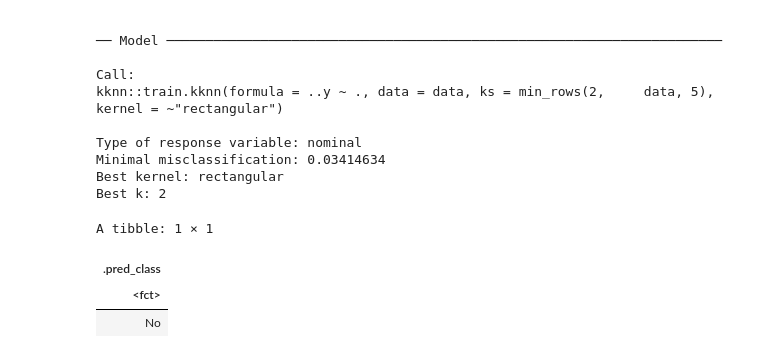
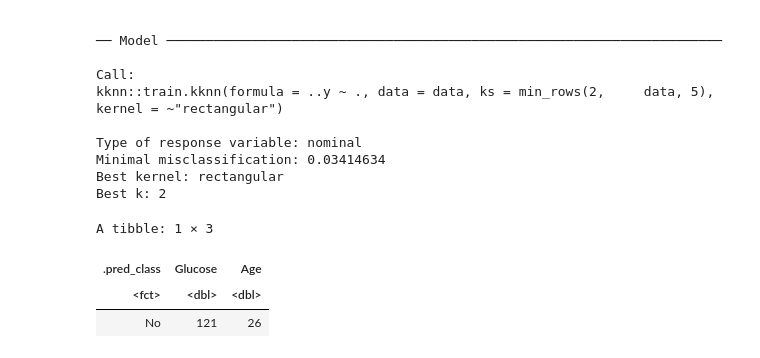
Before and after one commit to nityag11/DSCI-100-group17-project, a Jupyter notebook: Projectv2.ipynb, the cells around one changed output. Cells and saved outputs as stored; diff of their text form; code cells hidden in the pictures.

Commit message:
Adding bind_cols function

```diff
--- a/Projectv2.ipynb
+++ b/Projectv2.ipynb
@@ -390,10 +390,10 @@ Best k: 2
 # %%
 # Make new tibble
 new_diabetes_outcome <- tibble(Glucose = 121, Age = 26)
-diabetes_predicted <- predict(diabetes_outcome_fit, new_diabetes_outcome)
+diabetes_predicted <- predict(diabetes_outcome_fit, new_diabetes_outcome) |> bind_cols(new_diabetes_outcome)
 diabetes_predicted
 # %% [output]
-A tibble: 1 × 1
+A tibble: 1 × 3
-| .pred_class |
-| <fct> |
-| No |
+| .pred_class | Glucose | Age |
+| <fct> | <dbl> | <dbl> |
+| No | 121 | 26 |
```
Also changed, not shown: parts of 2 cells of this notebook.
